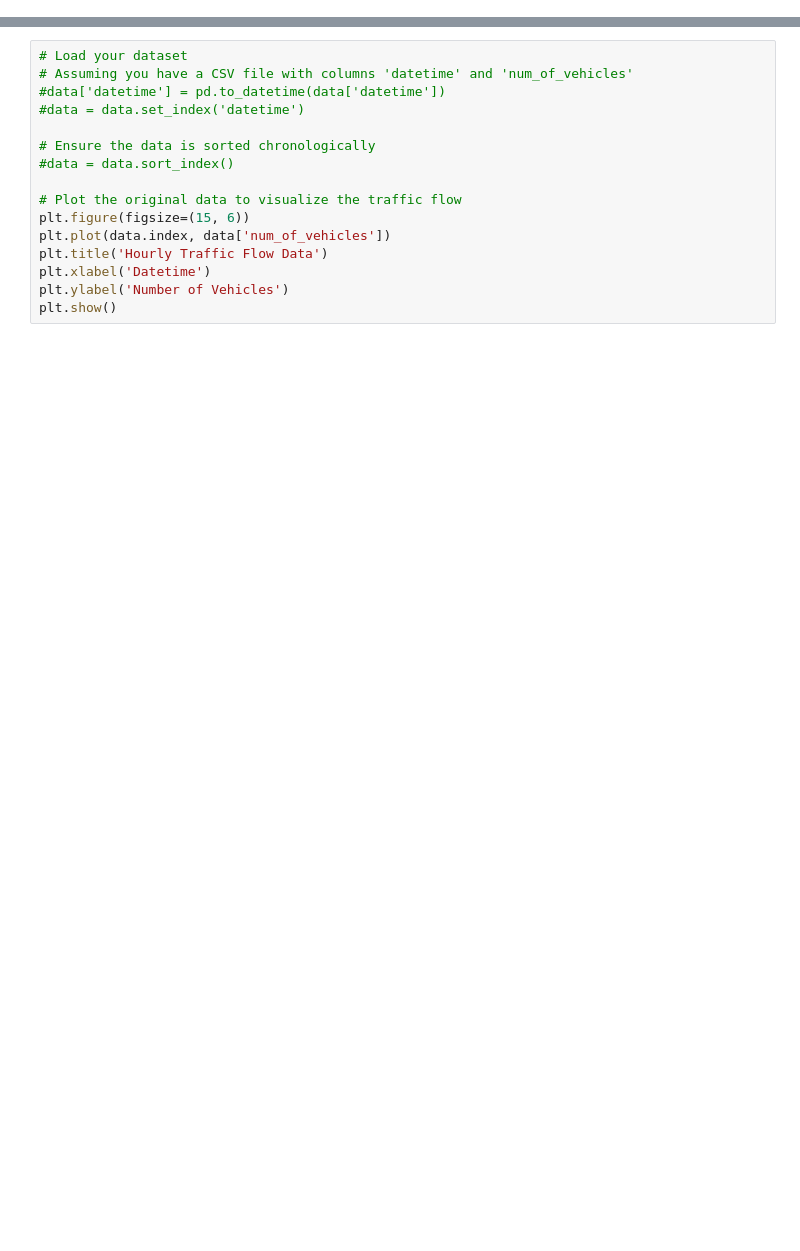
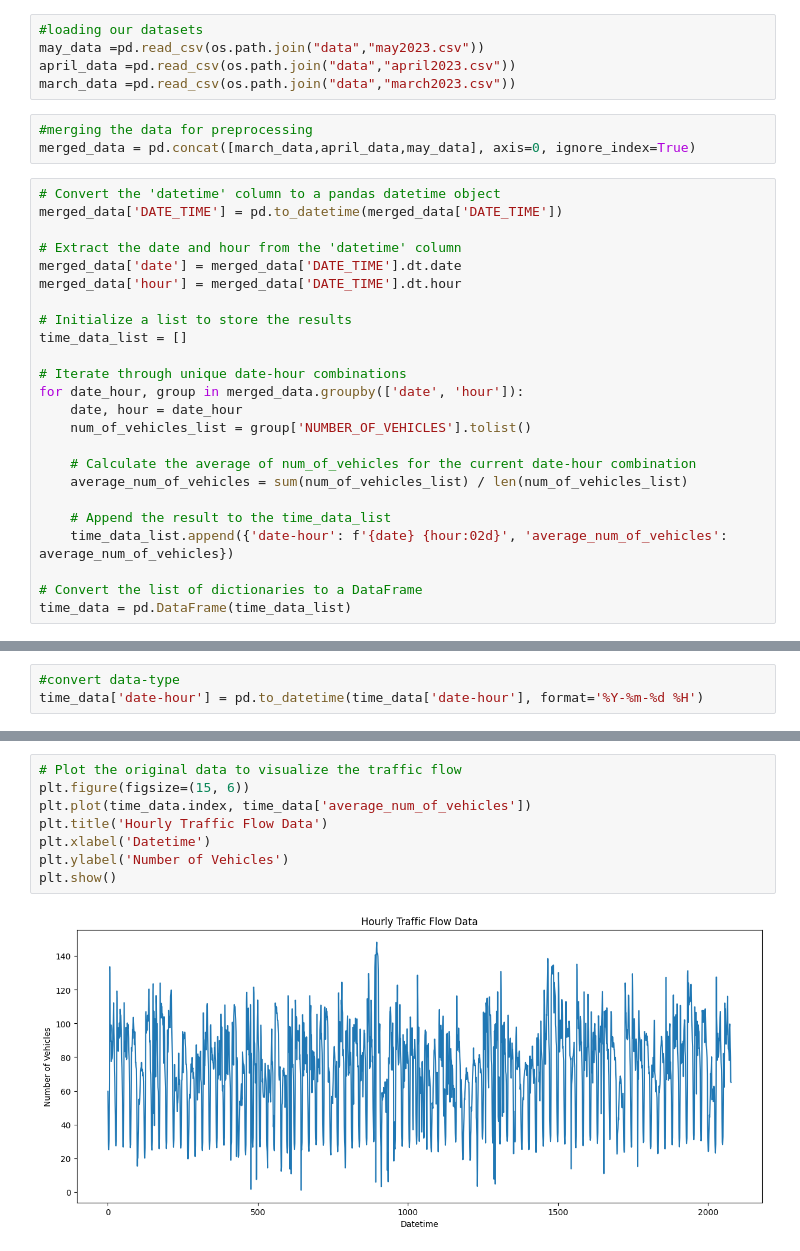
Before and after one commit to isilberfin/traffic-flow-prediction, a Jupyter notebook: flow_prediction.ipynb, the cells around one changed output, grey strips where cells are left out. Saved outputs shown, nothing was run; the diff lists cells and outputs as text; blank space fills up the shorter version.

```diff
--- a/flow_prediction.ipynb
+++ b/flow_prediction.ipynb
@@ -38,0 +15,32 @@ data.head()
+# %%
+#loading our datasets
+may_data =pd.read_csv(os.path.join("data","may2023.csv"))
+april_data =pd.read_csv(os.path.join("data","april2023.csv"))
+march_data =pd.read_csv(os.path.join("data","march2023.csv"))
+# %%
+#merging the data for preprocessing
+merged_data = pd.concat([march_data,april_data,may_data], axis=0, ignore_index=True)
+# %%
+# Convert the 'datetime' column to a pandas datetime object
+merged_data['DATE_TIME'] = pd.to_datetime(merged_data['DATE_TIME'])
+
+# Extract the date and hour from the 'datetime' column
+merged_data['date'] = merged_data['DATE_TIME'].dt.date
+merged_data['hour'] = merged_data['DATE_TIME'].dt.hour
+
+# Initialize a list to store the results
+time_data_list = []
+
+# Iterate through unique date-hour combinations
+for date_hour, group in merged_data.groupby(['date', 'hour']):
+    date, hour = date_hour
+    num_of_vehicles_list = group['NUMBER_OF_VEHICLES'].tolist()
+
+    # Calculate the average of num_of_vehicles for the current date-hour combination
+    average_num_of_vehicles = sum(num_of_vehicles_list) / len(num_of_vehicles_list)
+
+    # Append the result to the time_data_list
+    time_data_list.append({'date-hour': f'{date} {hour:02d}', 'average_num_of_vehicles': average_num_of_vehicles})
+
+# Convert the list of dictionaries to a DataFrame
+time_data = pd.DataFrame(time_data_list)
@@ -38,0 +55,3 @@ data.head()
+# %%
+#convert data-type
+time_data['date-hour'] = pd.to_datetime(time_data['date-hour'], format='%Y-%m-%d %H')
@@ -39,16 +65,10 @@ data.head()
 # %%
-# Load your dataset
-# Assuming you have a CSV file with columns 'datetime' and 'num_of_vehicles'
-#data['datetime'] = pd.to_datetime(data['datetime'])
-#data = data.set_index('datetime')
-
-# Ensure the data is sorted chronologically
-#data = data.sort_index()
-
 # Plot the original data to visualize the traffic flow
 plt.figure(figsize=(15, 6))
-plt.plot(data.index, data['num_of_vehicles'])
+plt.plot(time_data.index, time_data['average_num_of_vehicles'])
 plt.title('Hourly Traffic Flow Data')
 plt.xlabel('Datetime')
 plt.ylabel('Number of Vehicles')
 plt.show()
+# %% [output]
+[figure, added]
```
Also changed, not shown: parts of 19 cells of this notebook.
